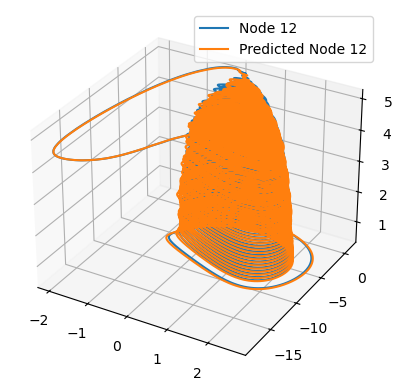
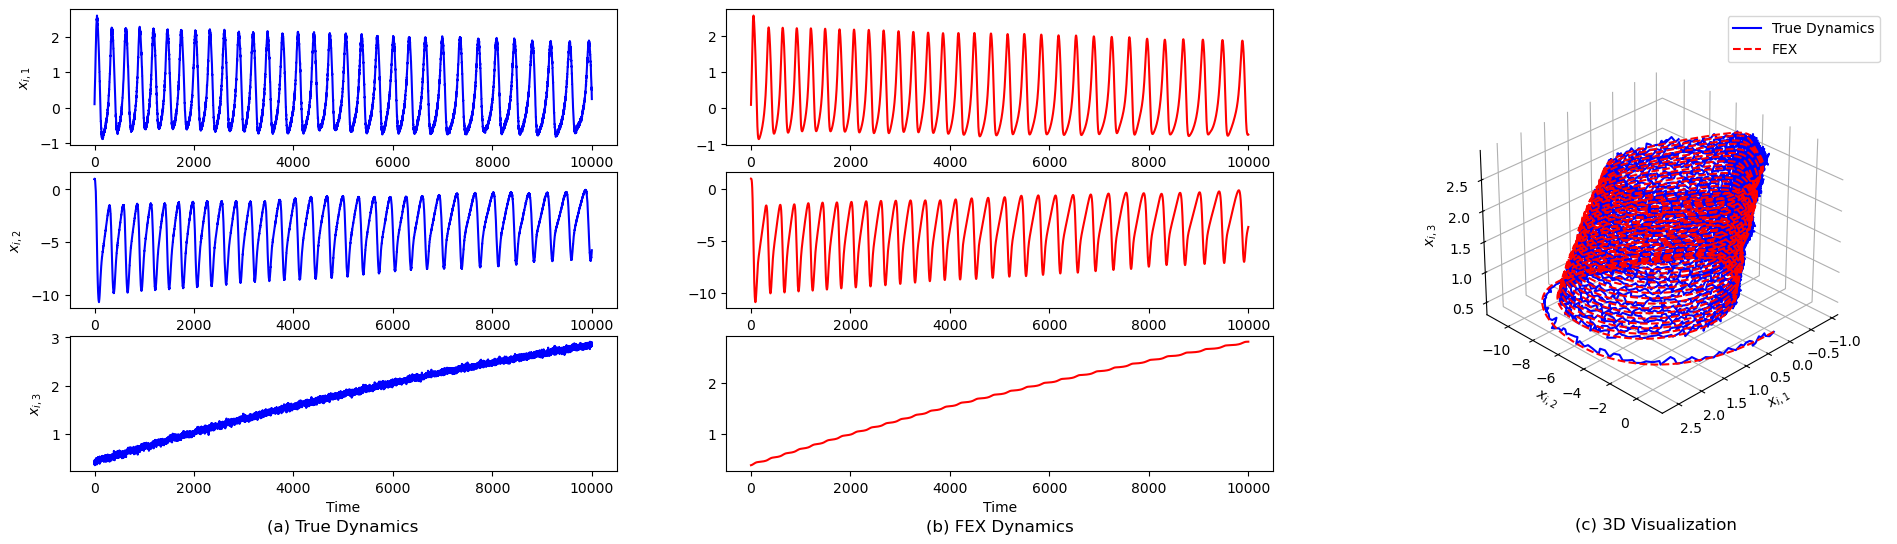
The change to this notebook cell's code, shown as a diff; its figure went from the first image to the second:
--- before
+++ after
@@ -39,12 +39,5 @@
     )
 
-fig = plt.figure()
-ax = plt.axes(projection='3d')
-true_x = data[:,12,0] 
-true_y = data[:,12,1]
-true_z = data[:,12,2]
-ax.plot(true_x, true_y, true_z, label='Node 12')
-ax.plot(predicted_states[:, 0], predicted_states[:, 1], predicted_states[:, 2], label='Predicted Node 12')
-ax.legend()
-plt.show()
-
+from FEX.utils.plots import plot_dynamics
+fig = plot_dynamics(x_values, y_values, z_values, predicted_states)
+fig.show()

Commit: minimal interface that resembles scikit learn. Rossler and Lorenz dynamics test-cases added